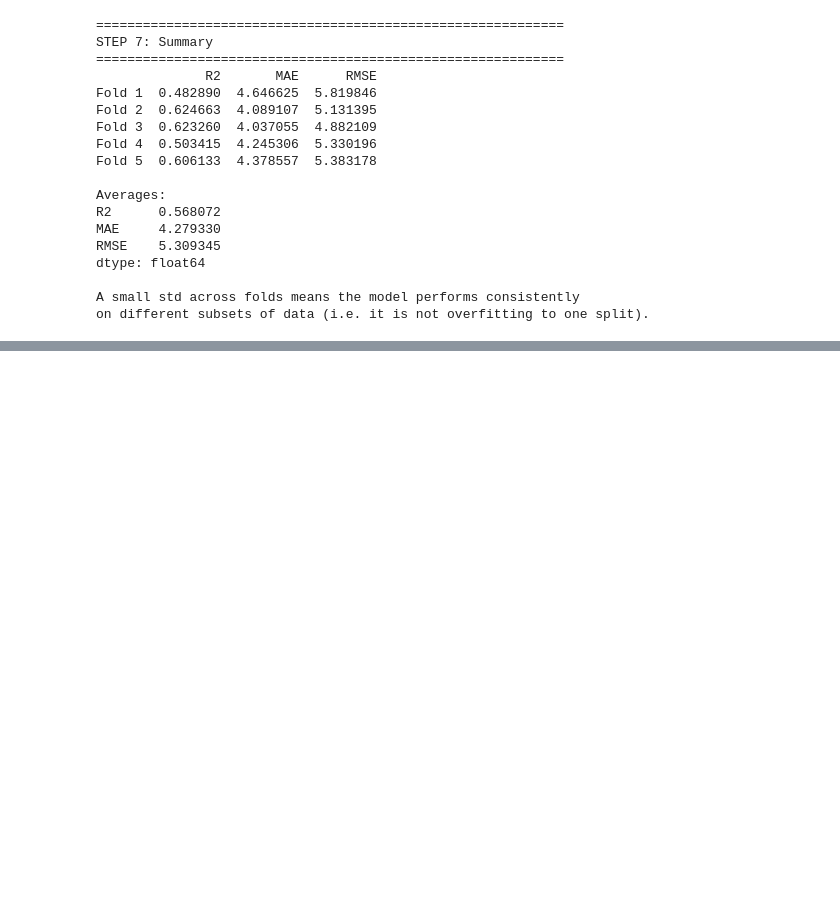
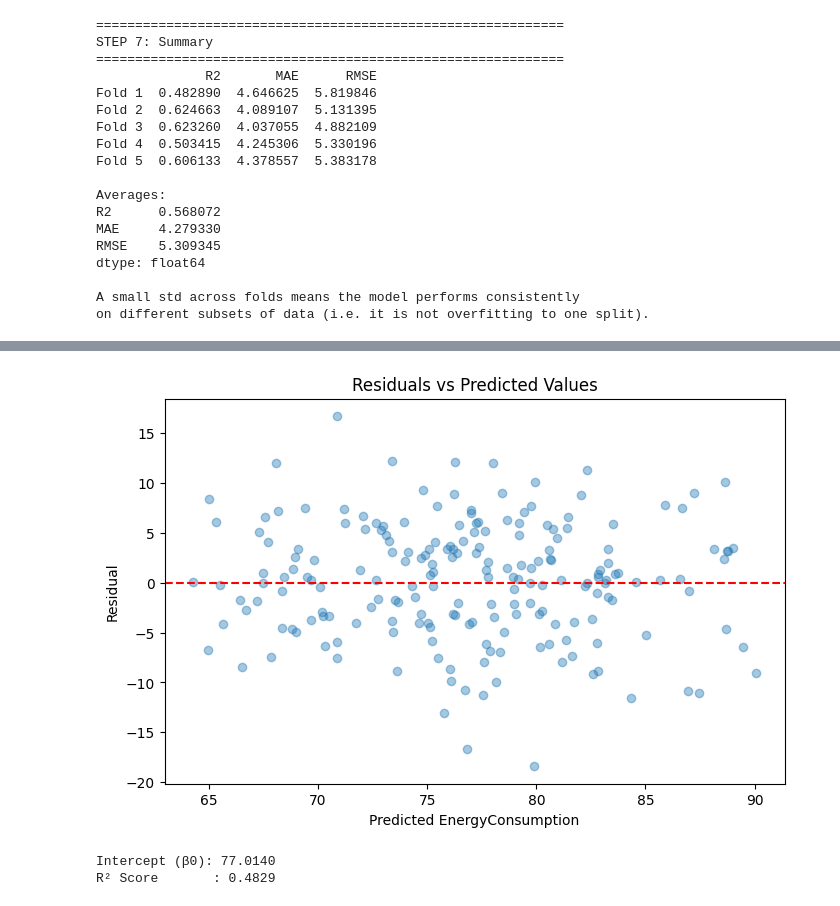
Before and after one commit to Aksh6472/ML-data-analytics-, a Jupyter notebook: Energy.ipynb, the cells around one changed output, grey strips where cells are left out. Saved outputs shown, nothing was run; the diff lists cells and outputs as text; code cells hidden in the pictures; blank space fills up the shorter version.

```diff
--- a/Energy.ipynb
+++ b/Energy.ipynb
@@ -462,0 +548,12 @@ on different subsets of data (i.e. it is not overfitting to one split).
+# %%
+# ---- Residuals vs Predicted values plot ----
+# A good model shows residuals scattered randomly around 0, with no visible pattern/funnel shape
+plt.figure(figsize=(8,5))
+plt.scatter(y_pred, residuals, alpha=0.4)
+plt.axhline(0, color='red', linestyle='--')
+plt.xlabel('Predicted EnergyConsumption')
+plt.ylabel('Residual')
+plt.title('Residuals vs Predicted Values')
+plt.show()
+# %% [output]
+[figure, added]
@@ -462,0 +571,12 @@ on different subsets of data (i.e. it is not overfitting to one split).
+# %%
+# Fit the multivariable model
+multi_model = LinearRegression()
+multi_model.fit(X_train, y_train)
+
+y_pred_multi = multi_model.predict(X_test)
+
+print(f"Intercept (β0): {multi_model.intercept_:.4f}")
+print(f"R² Score       : {r2_score(y_test, y_pred_multi):.4f}")
+# %% [output]
+Intercept (β0): 77.0140
+R² Score       : 0.4829
```
Also changed, not shown: parts of 20 cells of this notebook.
